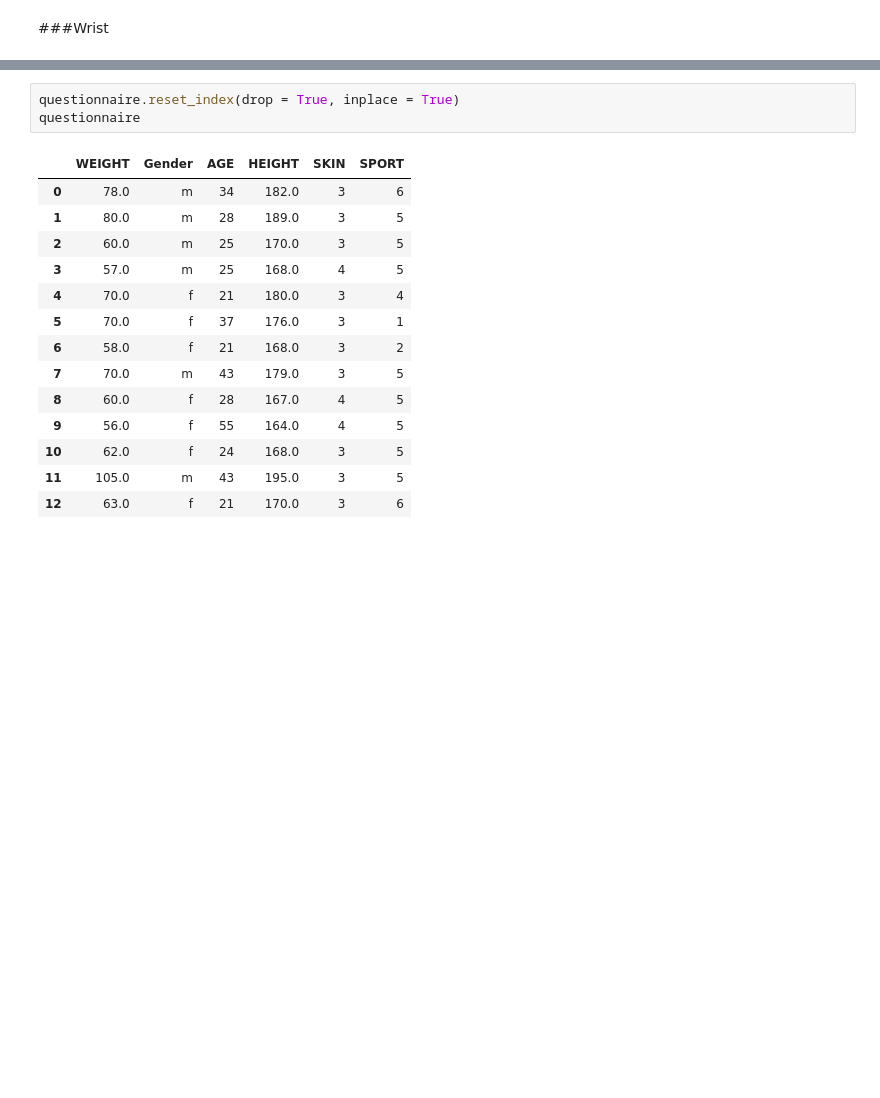
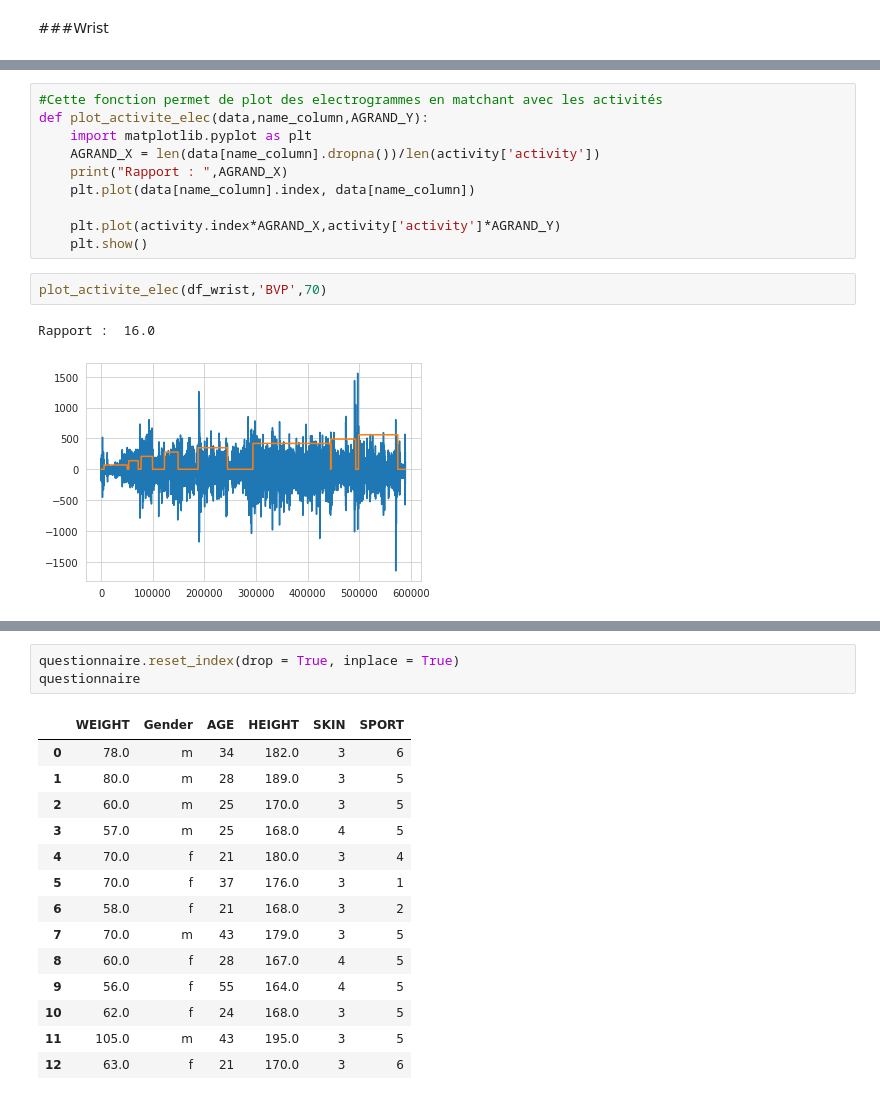
Before and after one commit to lydiasu1/pythonanalysis, a Jupyter notebook: Pythonanalysis.ipynb, the cells around one changed output, grey strips where cells are left out. Drawn from its saved outputs; the diff is of its cells as text; blank space fills up the shorter version.

```diff
--- a/Pythonanalysis.ipynb
+++ b/Pythonanalysis.ipynb
@@ -261,0 +381,15 @@ df_wrist.describe()
+# %%
+#Cette fonction permet de plot des electrogrammes en matchant avec les activités
+def plot_activite_elec(data,name_column,AGRAND_Y):
+    import matplotlib.pyplot as plt
+    AGRAND_X = len(data[name_column].dropna())/len(activity['activity'])
+    print("Rapport : ",AGRAND_X)
+    plt.plot(data[name_column].index, data[name_column])
+
+    plt.plot(activity.index*AGRAND_X,activity['activity']*AGRAND_Y)
+    plt.show()
+# %%
+plot_activite_elec(df_wrist,'BVP',70)
+# %% [output]
+Rapport :  16.0
+[figure, added]
```
Also changed, not shown: parts of 46 cells of this notebook.
